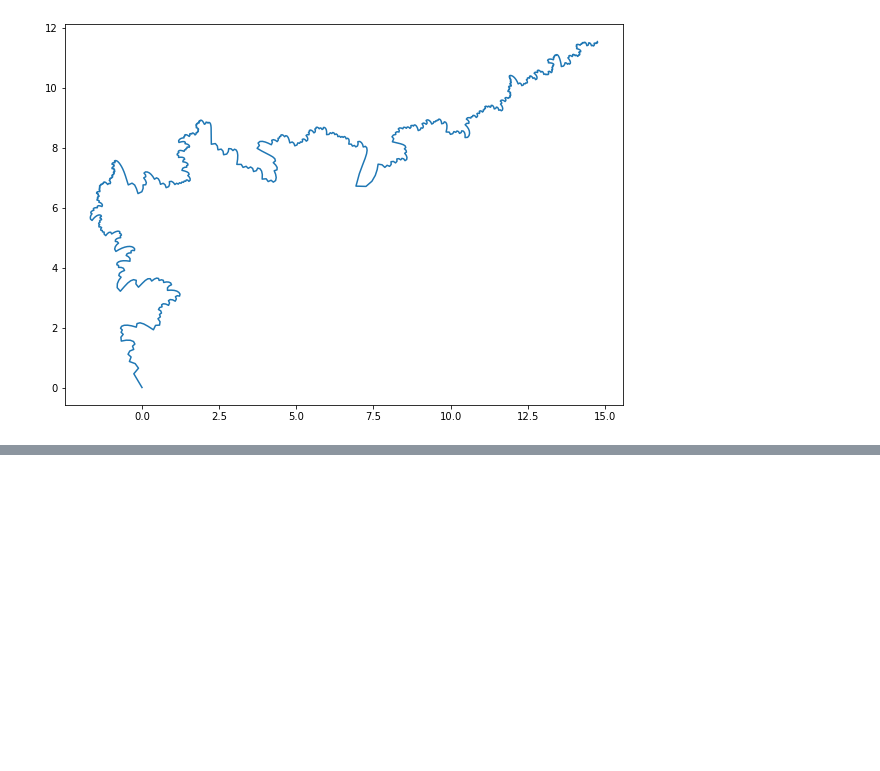
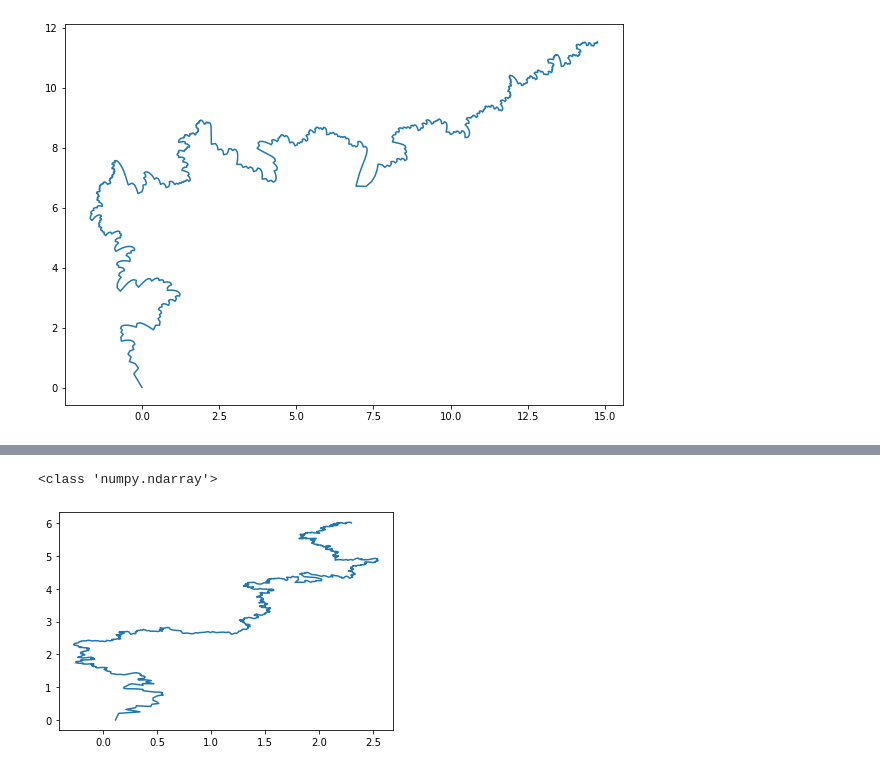
Before and after one commit to CamiloFajardo2021/Statistical_mechanics-project, a Jupyter notebook: SLE_solution_v2.ipynb, the cells around one changed output, grey strips where cells are left out. Saved outputs shown, nothing was run; the diff lists cells and outputs as text; code cells hidden in the pictures; blank space fills up the shorter version.

Commit message:
final animation and printed values

```diff
--- a/SLE_solution_v2.ipynb
+++ b/SLE_solution_v2.ipynb
@@ -266,0 +260,43 @@ plt.savefig("2-Final_evolution.png")
+# %%
+import matplotlib.pyplot as plt
+import numpy as np
+import numexpr as ne
+import copy as cp
+from typing import Type, Union
+
+np.random.seed(14322)
+Real = Union[np.float16, np.float32, np.float64, float];
+Complex = Union[np.complex64, np.complex128];
+
+def driving_function(size:int, dt:Real, k:Real) -> Type[np.array]:
+    u = np.random.standard_normal(size)
+    u = np.cumsum(np.sqrt(dt*k)*u) #this cumulative is done to create a gaussian distribution in each step
+    return u
+
+def vslit(w:Complex, dt:Real, u:Real) -> Type[Complex]:
+    return ne.evaluate("1j * sqrt(4 * dt - (w-u) ** 2) + u")
+
+def SLE(t:Type[np.array], u:Type[np.array]) -> Type[np.array]:
+
+    nsteps = len(t)
+    z = np.zeros(len(t), dtype=np.complex_)
+    z = cp.deepcopy(u+0.00000001j)
+    for step in range(nsteps-1, 0, -1):
+        dt = t[step]-t[step-1]
+        z[step:] = vslit(z[step:], dt, float(u[step]))
+
+    return z
+
+
+t = np.linspace(0, 10, 1000)
+u = driving_function(len(t), t[1]-t[0], 1.81)
+print(type(u))
+z = SLE(t, u)
+#zeros = np.zeros(len(t))
+
+plt.plot(z.real, abs(z.imag), '-')
+#plt.grid()
+plt.show()
+# %% [output]
+<class 'numpy.ndarray'>
+[figure, added]
```
Also changed, not shown: parts of 1 cell of this notebook, 26 other files.
